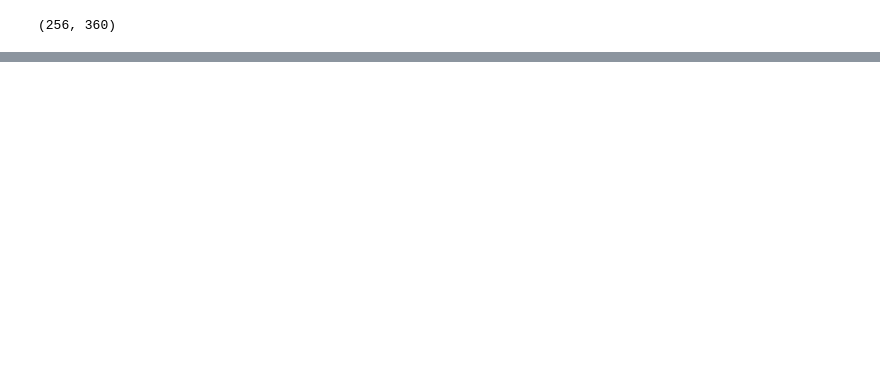
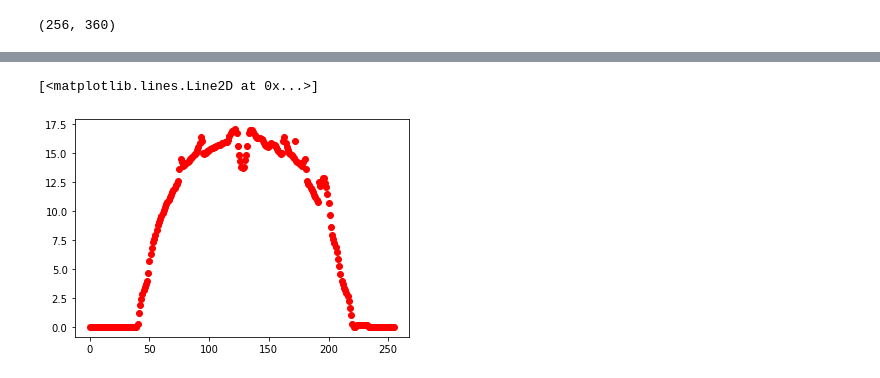
Before and after one commit to KyungRyeolBaek/study, a Jupyter notebook: 치아/Metal3_symmetry.ipynb, the cells around one changed output, grey strips where cells are left out. Saved outputs shown, nothing was run; the diff lists cells and outputs as text; code cells hidden in the pictures; blank space fills up the shorter version.

```diff
--- a/치아/Metal3_each_training_all-Copy1.ipynb
+++ b/치아/Metal3_symmetry.ipynb
@@ -65,3 +89,10 @@ plt.plot(x, y, 'ro')
+# %%
+x = range(0,256)
+y = [metal3_img[v,100] if metal3_img[v,100] != 30 else metal3_img[256-v,100] if v > 128 else metal3_img[256-v,100] for v in x]
+plt.plot(x, y, 'ro')
+# %% [output]
+[<matplotlib.lines.Line2D at 0x...>]
+[figure, added]
 # %%
 get_ipython().run_line_magic('matplotlib', 'inline')
 import matplotlib.pyplot as plt
```
Also changed, not shown: parts of 10 cells of this notebook, 1 other file.
